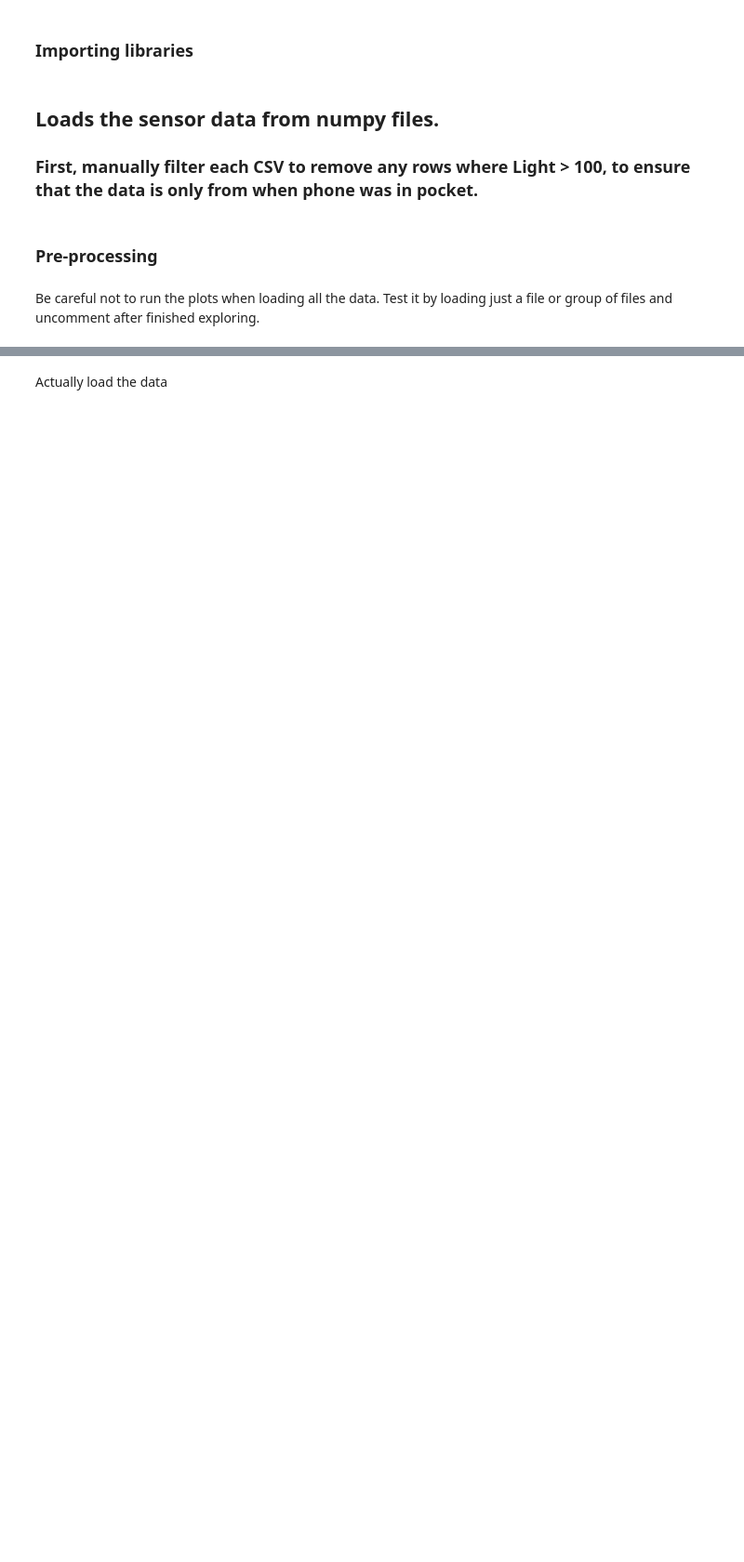
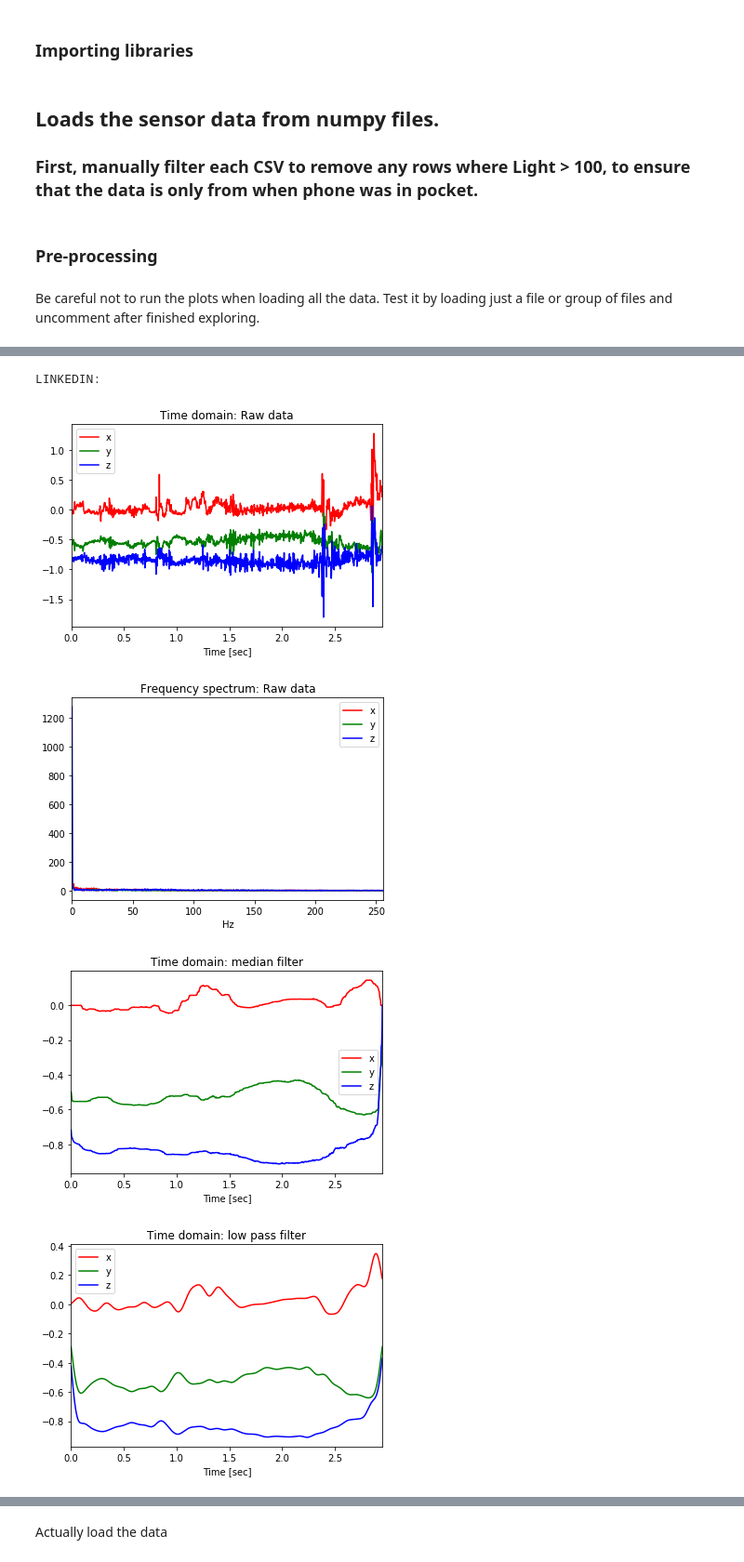
Before and after one commit to dijour/phone-ML, a Jupyter notebook: final.ipynb, the cells around one changed output, grey strips where cells are left out. Shown at 93% size. Saved outputs shown, nothing was run; the diff lists cells and outputs as text; code cells hidden in the pictures; blank space fills up the shorter version.

```diff
--- a/final.ipynb
+++ b/final.ipynb
@@ -254,0 +316,9 @@ def filter_input(data):
+# %%
+print("LINKEDIN: ")
+plots_linkedin = load_data("samples", "linkedin", graph=True)
+# %% [output]
+LINKEDIN:
+[figure, added]
+[figure, added]
+[figure, added]
+[figure, added]
```
Also changed, not shown: parts of 24 cells of this notebook.
